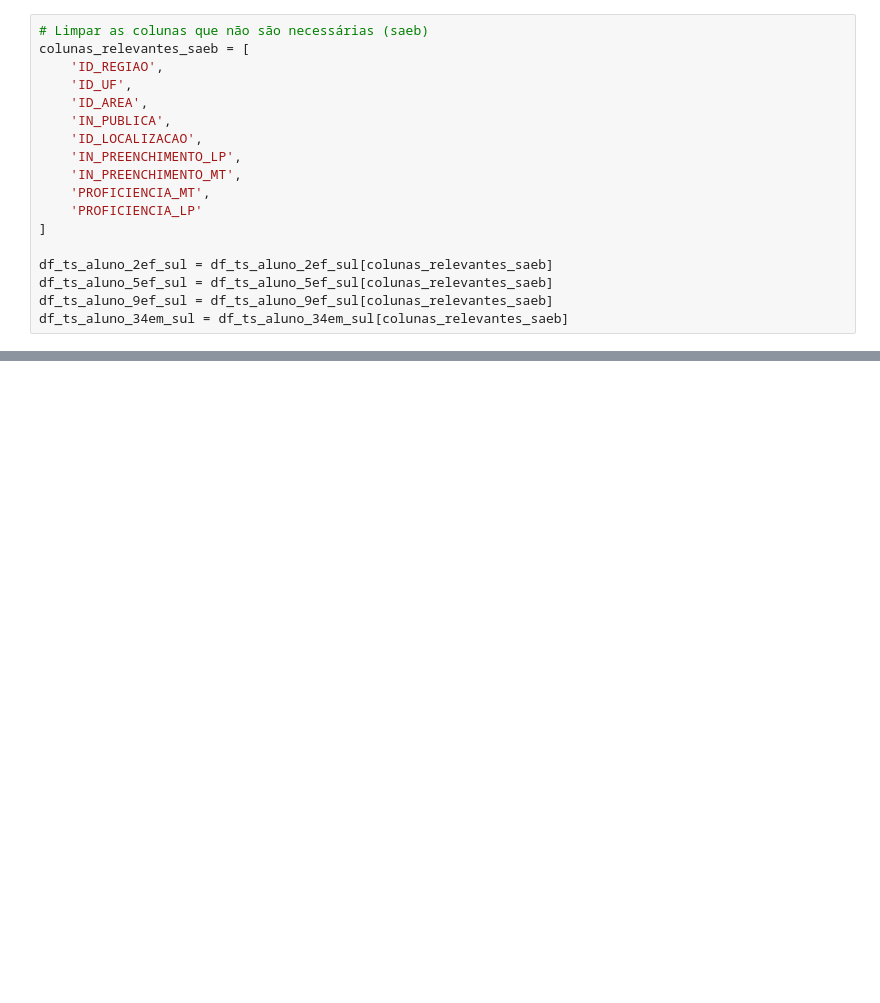
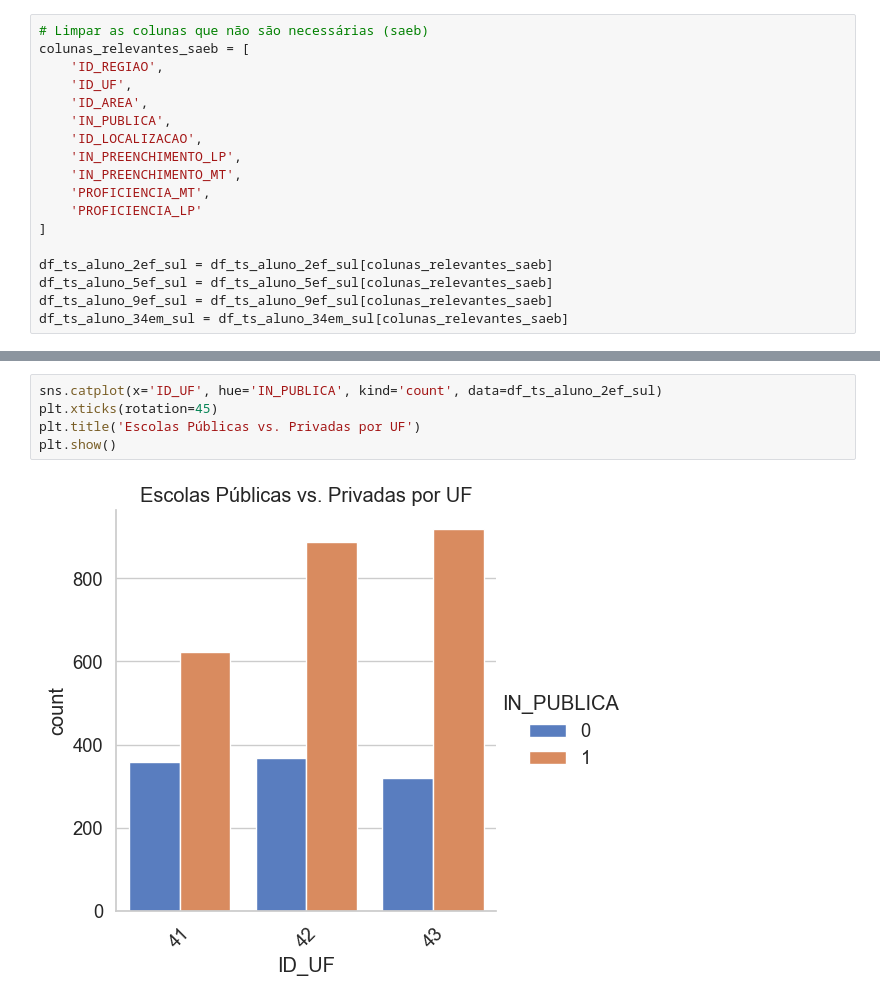
Before and after one commit to gustavo-losch/extensionista-cpa, a Jupyter notebook: setup_inicial.ipynb, the cells around one changed output, grey strips where cells are left out. Cells and saved outputs as stored; diff of their text form; blank space fills up the shorter version.

```diff
--- a/setup_inicial.ipynb
+++ b/setup_inicial.ipynb
@@ -134,0 +158,7 @@ df_censo_sul
+# %%
+sns.catplot(x='ID_UF', hue='IN_PUBLICA', kind='count', data=df_ts_aluno_2ef_sul)
+plt.xticks(rotation=45)
+plt.title('Escolas Públicas vs. Privadas por UF')
+plt.show()
+# %% [output]
+[figure, added]
```
Also changed, not shown: parts of 17 cells of this notebook, 4 other files.
